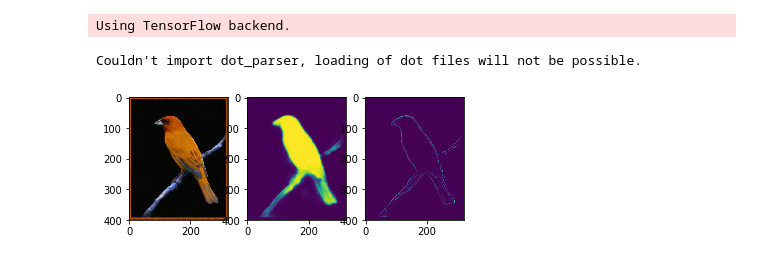
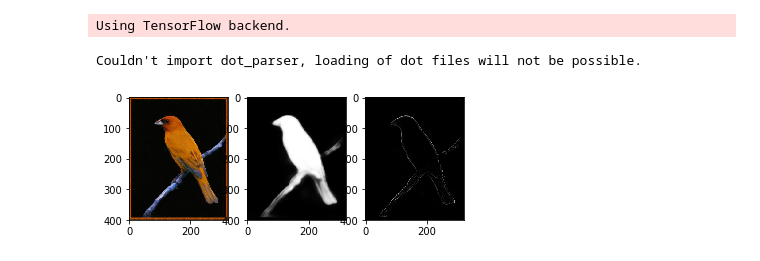
Before and after one commit to CaitinZhao/cvpr2019_Pyramid-Feature-Attention-Network-for-Saliency-detection, a Jupyter notebook: dome.ipynb, the cells around one changed output. Drawn from its saved outputs; the diff is of its cells as text; code cells hidden in the pictures.

```diff
--- a/dome.ipynb
+++ b/dome.ipynb
@@ -82,17 +82,17 @@ for layer in model.layers:
 # %%
 image_path = 'image/2.jpg'
 img, shape = load_image(image_path)
 img = np.array(img, dtype=np.float32)
 sa = model.predict(img)
 sa = getres(sa, shape)
 plt.title('saliency')
 plt.subplot(131)
 plt.imshow(cv2.imread(image_path))
 plt.subplot(132)
-plt.imshow(sa)
+plt.imshow(sa,cmap='gray')
 plt.subplot(133)
 edge = laplace_edge(sa)
-plt.imshow(edge)
+plt.imshow(edge,cmap='gray')
 plt.show()
 # %% [output]
-[figure, old version]
+[figure, new version]
```
